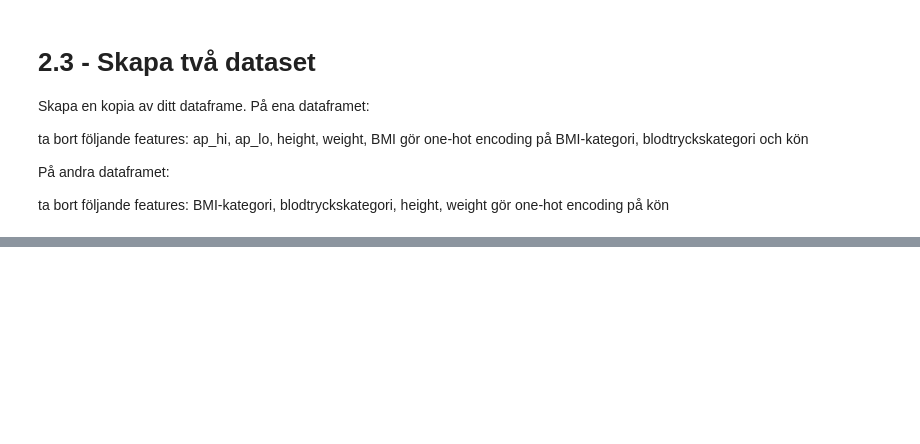
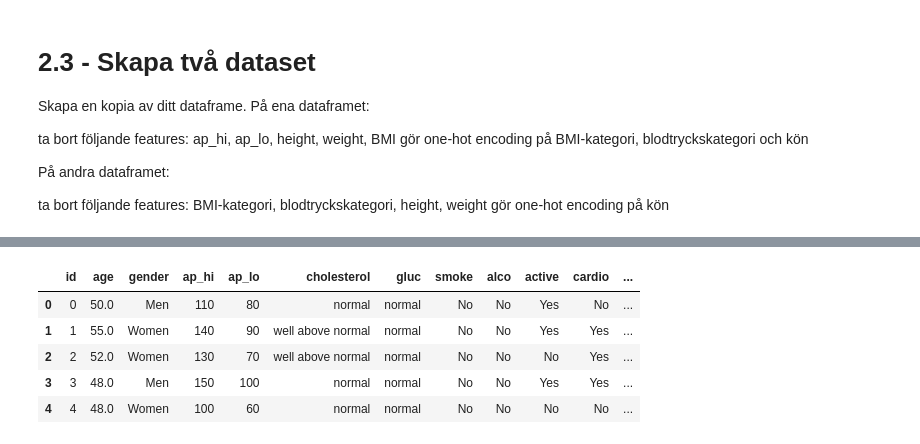
Before and after one commit to VineelaNedunuri/Machine-Learning-vineela-nedunuri, a Jupyter notebook: Labb/Disease _prediction.ipynb, the cells around one changed output, grey strips where cells are left out. Cells and saved outputs as stored; diff of their text form; code cells hidden in the pictures; blank space fills up the shorter version.

```diff
--- a/Labb/Disease _prediction.ipynb
+++ b/Labb/Disease _prediction.ipynb
@@ -34,6 +42,3 @@ data.head()
 - alco: Alcohol intake - binary : 0: No, 1: yes
 - active : Physical activity - binary : 0: No, 1: yes
 - cardio: Presence or absence of cardiovascular disease - binary: 0: No, 1: yes
-# %%
-df = data
-df.head()
@@ -577,3 +570,7 @@ På andra dataframet:
 
 ta bort följande features: BMI-kategori, blodtryckskategori, height, weight
 gör one-hot encoding på kön
+# %%
+# Create a copy of data frame
+df_copy = df.copy(deep=True)
+df_copy.head()
@@ -579,0 +606,11 @@ gör one-hot encoding på kön
+# %%
+# Remove the following features: BMI category, blood pressure category, height, weight
+df_feature2= df_copy.drop(['BMI_category', 'BP_category', 'height', 'weight'], axis=1)
+df_feature2.head()
+# %% [output]
+|  | id | age | gender | ap_hi | ap_lo | cholesterol | gluc | smoke | alco | active | cardio | ... |
+| 0 | 0 | 50.0 | Men | 110 | 80 | normal | normal | No | No | Yes | No | ... |
+| 1 | 1 | 55.0 | Women | 140 | 90 | well above normal | normal | No | No | Yes | Yes | ... |
+| 2 | 2 | 52.0 | Women | 130 | 70 | well above normal | normal | No | No | No | Yes | ... |
+| 3 | 3 | 48.0 | Men | 150 | 100 | normal | normal | No | No | Yes | Yes | ... |
+| 4 | 4 | 48.0 | Women | 100 | 60 | normal | normal | No | No | No | No | ... |
```
Also changed, not shown: parts of 11 cells of this notebook.
